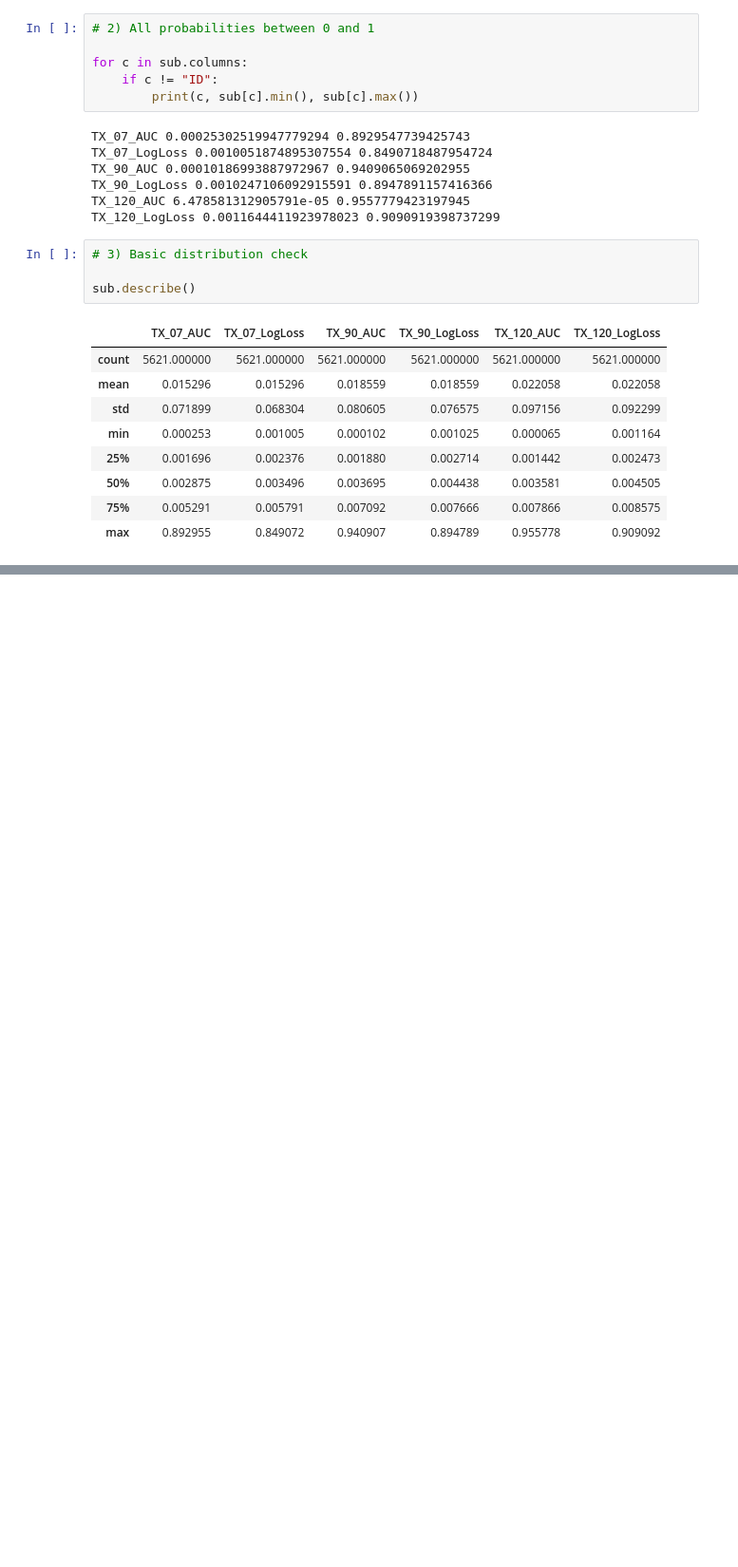
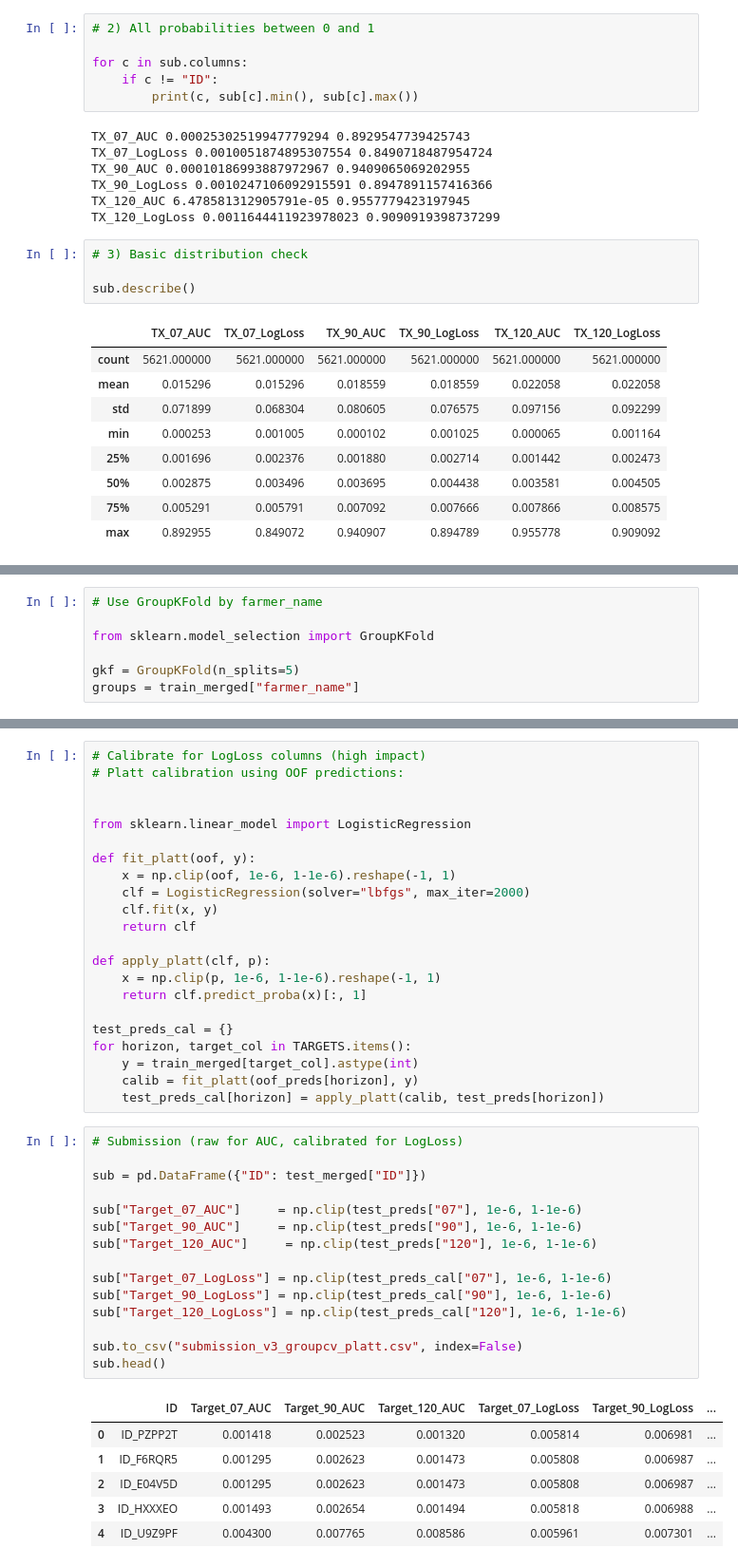
Before and after one commit to theerealhenry/DigiCow-ML-Project, a Jupyter notebook: Project DigiCow.ipynb, the cells around one changed output, grey strips where cells are left out. Shown at 95% size. Saved outputs shown, nothing was run; the diff lists cells and outputs as text; blank space fills up the shorter version.

```diff
--- a/Project DigiCow.ipynb
+++ b/Project DigiCow.ipynb
@@ -1261,0 +1306,7 @@ sub.describe()
+# %%
+# Use GroupKFold by farmer_name
+
+from sklearn.model_selection import GroupKFold
+
+gkf = GroupKFold(n_splits=5)
+groups = train_merged["farmer_name"]
@@ -1261,0 +1529,44 @@ sub.describe()
+# %%
+# Calibrate for LogLoss columns (high impact)
+# Platt calibration using OOF predictions:
+
+
+from sklearn.linear_model import LogisticRegression
+
+def fit_platt(oof, y):
+    x = np.clip(oof, 1e-6, 1-1e-6).reshape(-1, 1)
+    clf = LogisticRegression(solver="lbfgs", max_iter=2000)
+    clf.fit(x, y)
+    return clf
+
+def apply_platt(clf, p):
+    x = np.clip(p, 1e-6, 1-1e-6).reshape(-1, 1)
+    return clf.predict_proba(x)[:, 1]
+
+test_preds_cal = {}
+for horizon, target_col in TARGETS.items():
+    y = train_merged[target_col].astype(int)
+    calib = fit_platt(oof_preds[horizon], y)
+    test_preds_cal[horizon] = apply_platt(calib, test_preds[horizon])
+# %%
+# Submission (raw for AUC, calibrated for LogLoss)
+
+sub = pd.DataFrame({"ID": test_merged["ID"]})
+
+sub["Target_07_AUC"]     = np.clip(test_preds["07"], 1e-6, 1-1e-6)
+sub["Target_90_AUC"]     = np.clip(test_preds["90"], 1e-6, 1-1e-6)
+sub["Target_120_AUC"]     = np.clip(test_preds["120"], 1e-6, 1-1e-6)
+
+sub["Target_07_LogLoss"] = np.clip(test_preds_cal["07"], 1e-6, 1-1e-6)
+sub["Target_90_LogLoss"] = np.clip(test_preds_cal["90"], 1e-6, 1-1e-6)
+sub["Target_120_LogLoss"] = np.clip(test_preds_cal["120"], 1e-6, 1-1e-6)
+
+sub.to_csv("submission_v3_groupcv_platt.csv", index=False)
+sub.head()
+# %% [output]
+|  | ID | Target_07_AUC | Target_90_AUC | Target_120_AUC | Target_07_LogLoss | Target_90_LogLoss | ... |
+| 0 | ID_PZPP2T | 0.001418 | 0.002523 | 0.001320 | 0.005814 | 0.006981 | ... |
+| 1 | ID_F6RQR5 | 0.001295 | 0.002623 | 0.001473 | 0.005808 | 0.006987 | ... |
+| 2 | ID_E04V5D | 0.001295 | 0.002623 | 0.001473 | 0.005808 | 0.006987 | ... |
+| 3 | ID_HXXXEO | 0.001493 | 0.002654 | 0.001494 | 0.005818 | 0.006988 | ... |
+| 4 | ID_U9Z9PF | 0.004300 | 0.007765 | 0.008586 | 0.005961 | 0.007301 | ... |
```
Also changed, not shown: parts of 14 cells of this notebook, 5 other files.
